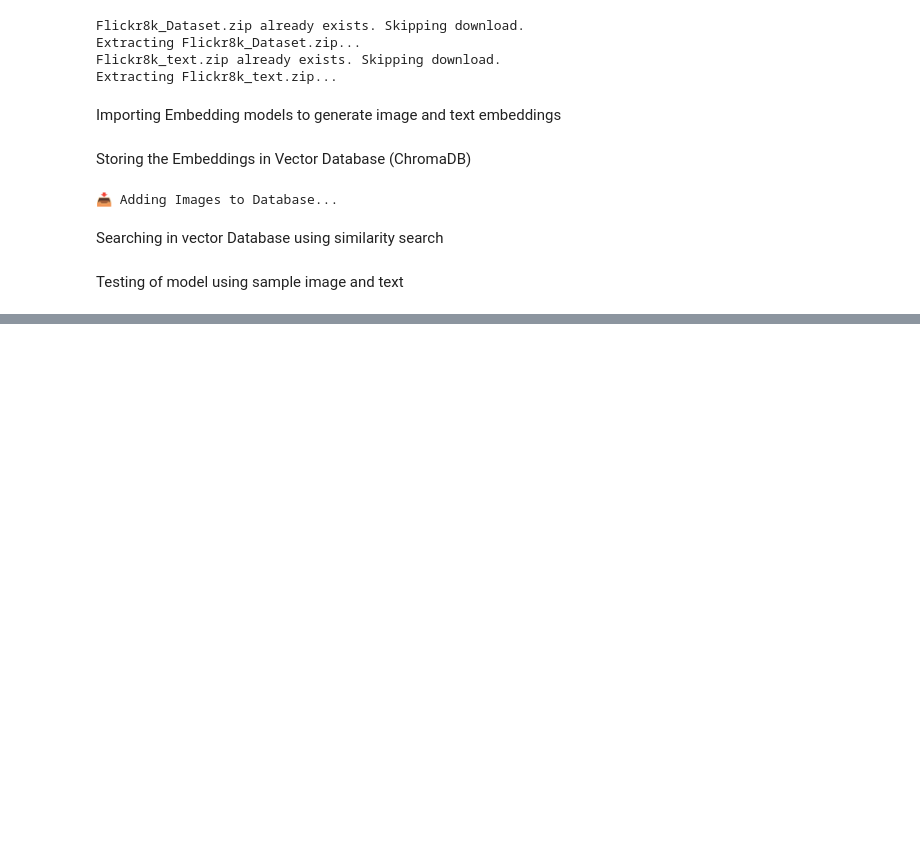
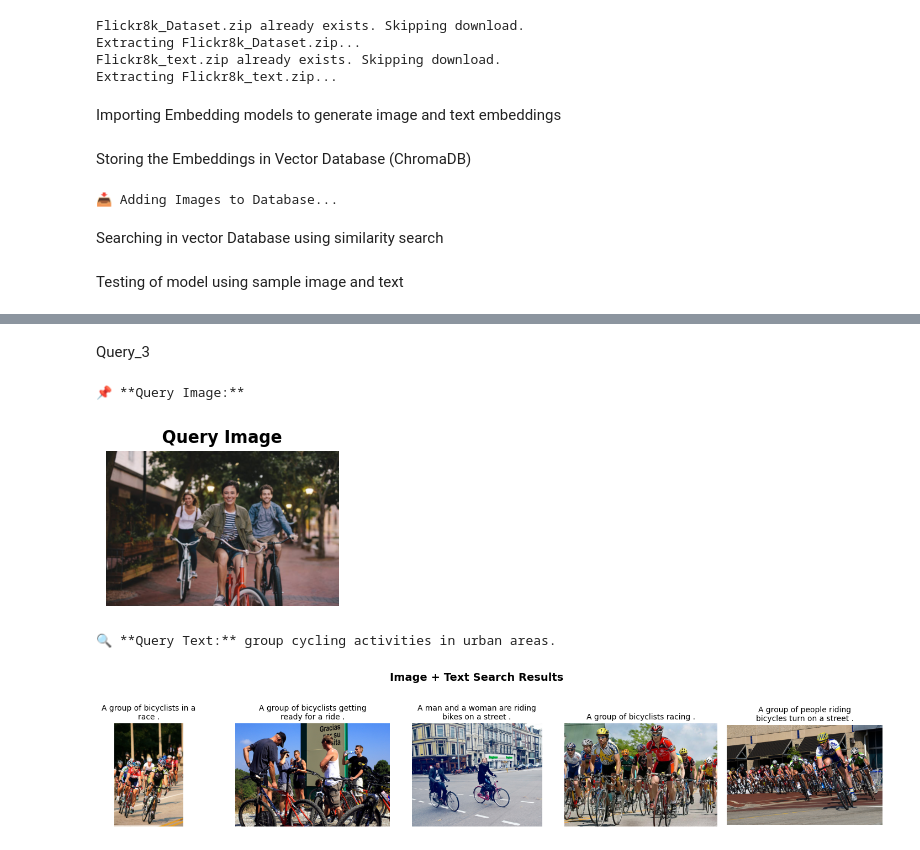
Before and after one commit to akshat2635/mindflix-assignment, a Jupyter notebook: backend/mindflix_rag.ipynb, the cells around one changed output, grey strips where cells are left out. Drawn from its saved outputs; the diff is of its cells as text; code cells hidden in the pictures; blank space fills up the shorter version.

Commit message:
On branch master Your branch is up to date with 'origin/master'.
Changes to be committed:
	new file:   backend/cycling.jpg
	new file:   backend/dog.jpg
	modified:   backend/mindflix_rag.ipynb

```diff
--- a/backend/mindflix_rag.ipynb
+++ b/backend/mindflix_rag.ipynb
@@ -241,0 +237,25 @@ display_results("Image + Text Search Results", whole_results)
+# %% [markdown]
+Query_3
+# %%
+#Text and Image Query
+image=Image.open("cycling.jpg")
+
+text_query="group cycling activities in urban areas."
+
+
+print("📌 **Query Image:**")
+plt.figure(figsize=(3, 3))
+plt.imshow(image)
+plt.axis("off")
+plt.title("Query Image", fontsize=12, fontweight="bold")
+plt.show()
+
+print(f"🔍 **Query Text:** {text_query}\n")
+
+whole_results = search(image, text_query)
+display_results("Image + Text Search Results", whole_results)
+# %% [output]
+📌 **Query Image:**
+[figure, added]
+🔍 **Query Text:** group cycling activities in urban areas.
+[figure, added]
```
Also changed, not shown: parts of 11 cells of this notebook, 2 other files.
